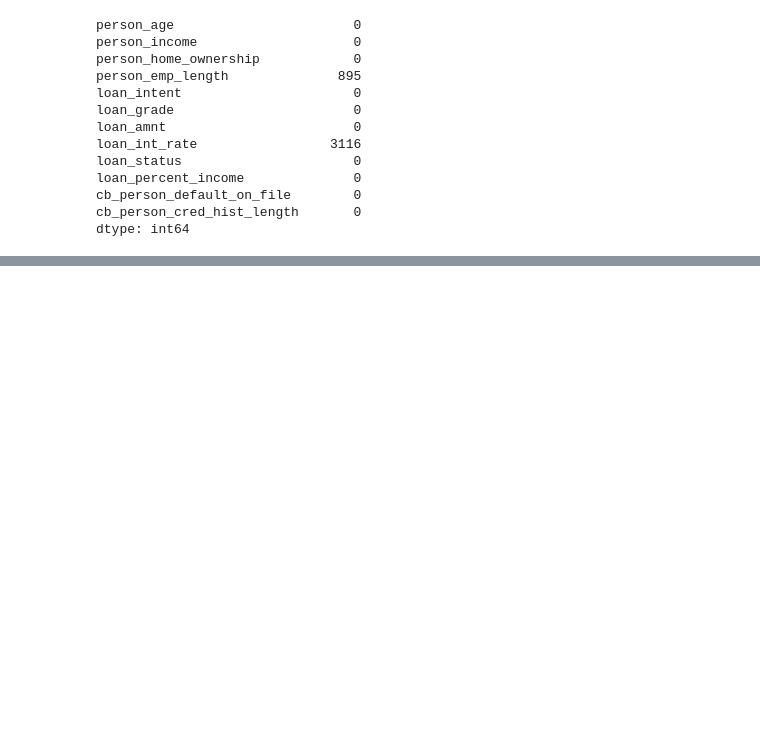
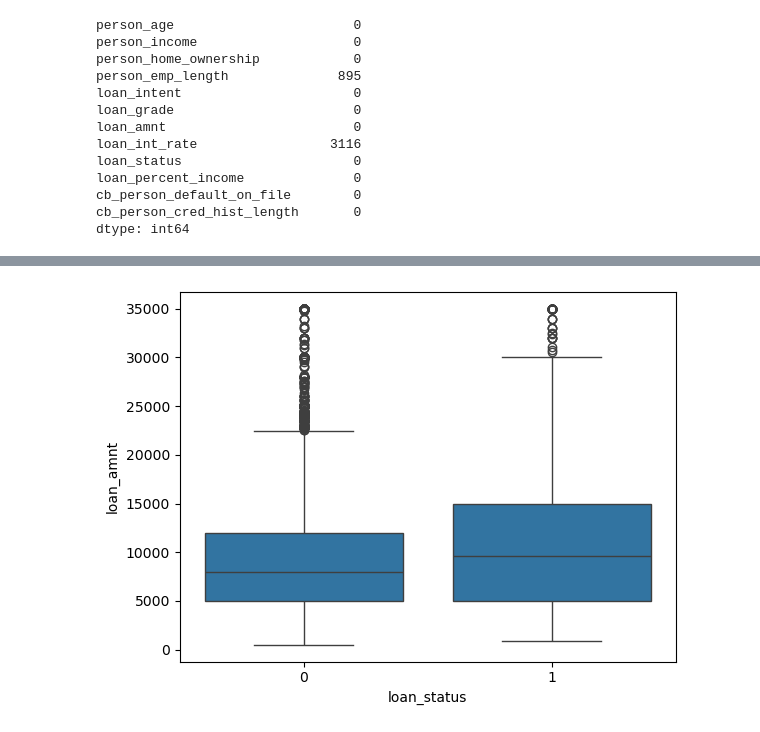
Before and after one commit to Prashanthsyntax/LoomX, a Jupyter notebook: AI/credit_scoring_model.ipynb, the cells around one changed output, grey strips where cells are left out. Saved outputs shown, nothing was run; the diff lists cells and outputs as text; code cells hidden in the pictures; blank space fills up the shorter version.

```diff
--- a/AI/credit_scoring_model.ipynb
+++ b/AI/credit_scoring_model.ipynb
@@ -82,0 +143,5 @@ Name: proportion, dtype: float64
+# %%
+sns.boxplot(x="loan_status", y="loan_amnt", data=df)
+plt.show()
+# %% [output]
+[figure, added]
```
Also changed, not shown: parts of 35 cells of this notebook.
